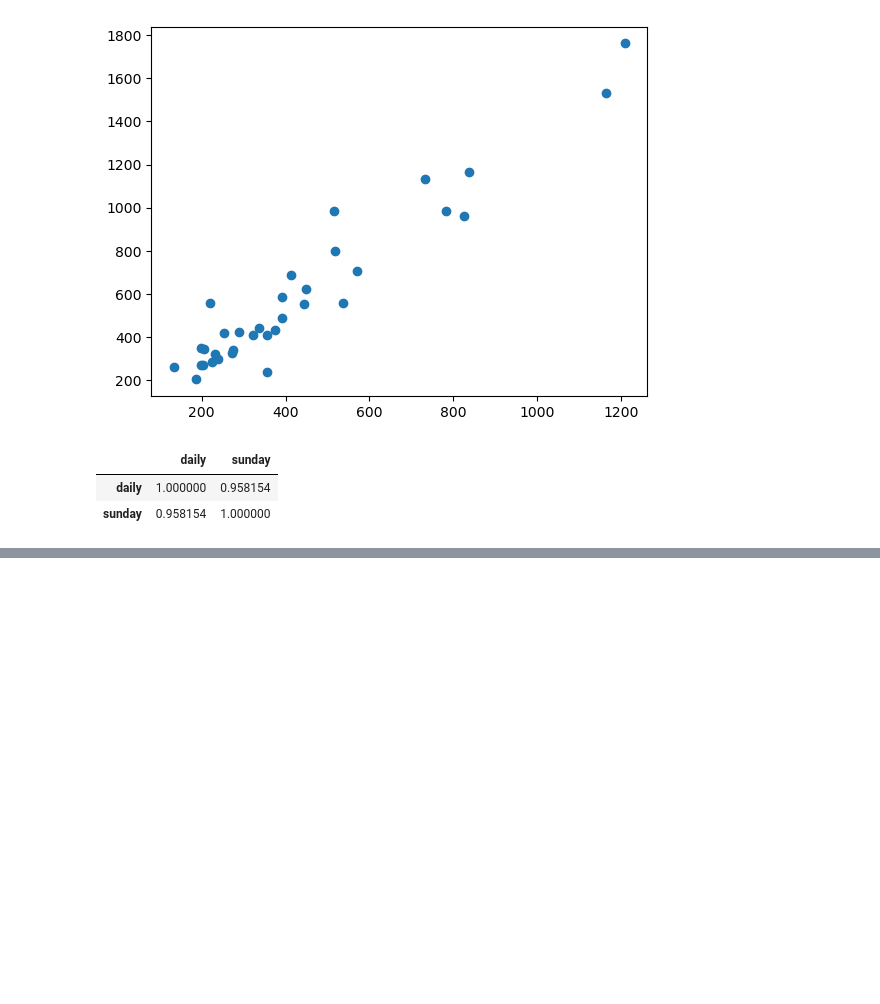
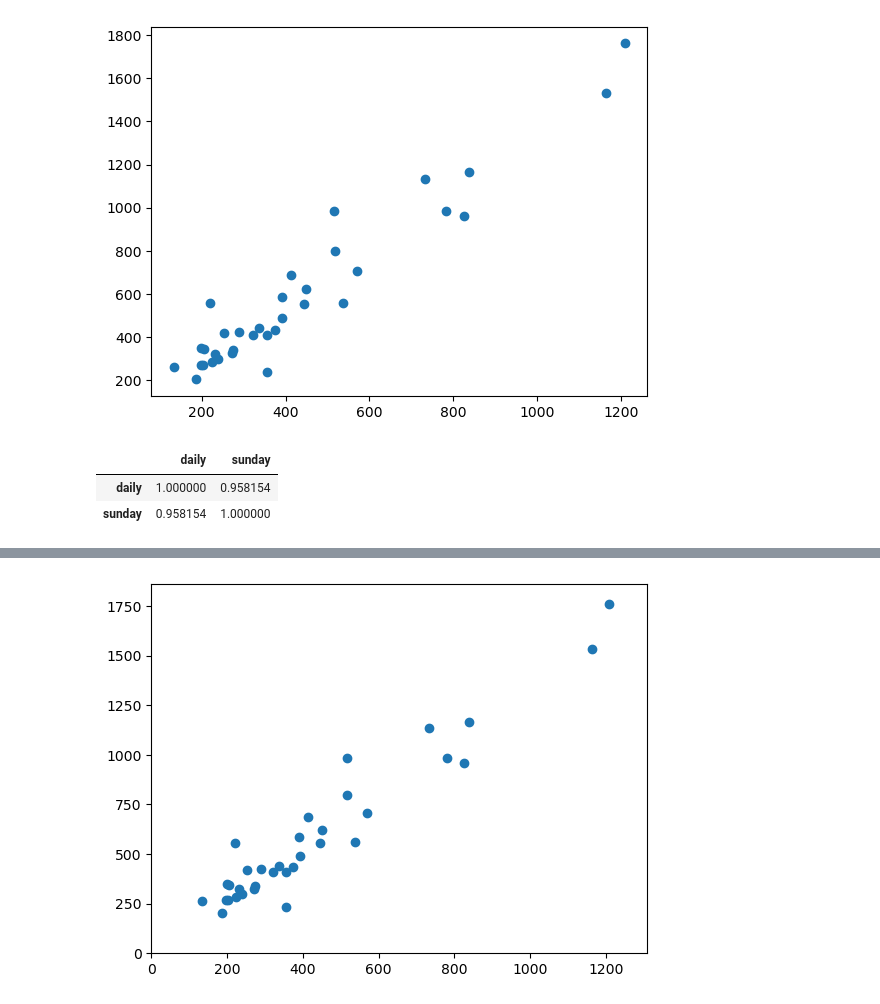
Before and after one commit to AbhinavAlluvada/DevProgram, a Jupyter notebook: SimpleLinearRegression.ipynb, the cells around one changed output, grey strips where cells are left out. Drawn from its saved outputs; the diff is of its cells as text; code cells hidden in the pictures; blank space fills up the shorter version.

```diff
--- a/SimpleLinearRegression.ipynb
+++ b/SimpleLinearRegression.ipynb
@@ -176,0 +181,9 @@ plt.show()
+# %%
+x = data['daily']
+y = data['sunday']
+plt.scatter(data['daily'],data['sunday'])
+plt.xlim(0,max(x)+100)
+plt.ylim(0,max(y)+100)
+plt.show()
+# %% [output]
+[figure, added]
```
Also changed, not shown: parts of 7 cells of this notebook, 1 other file.
